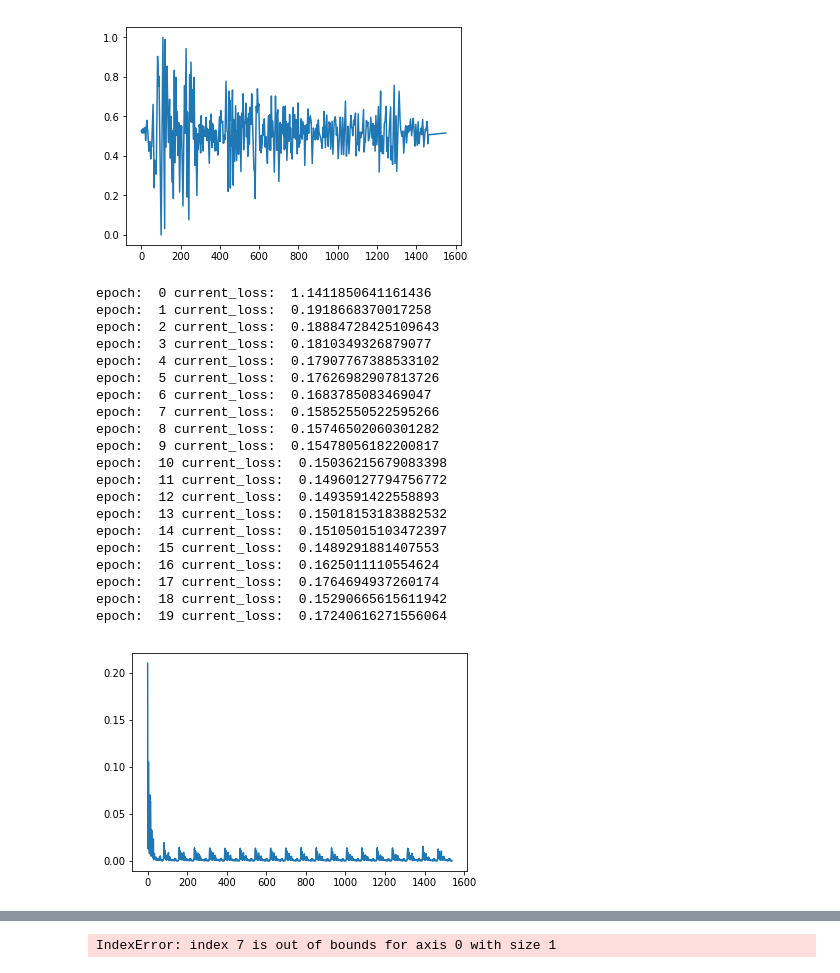
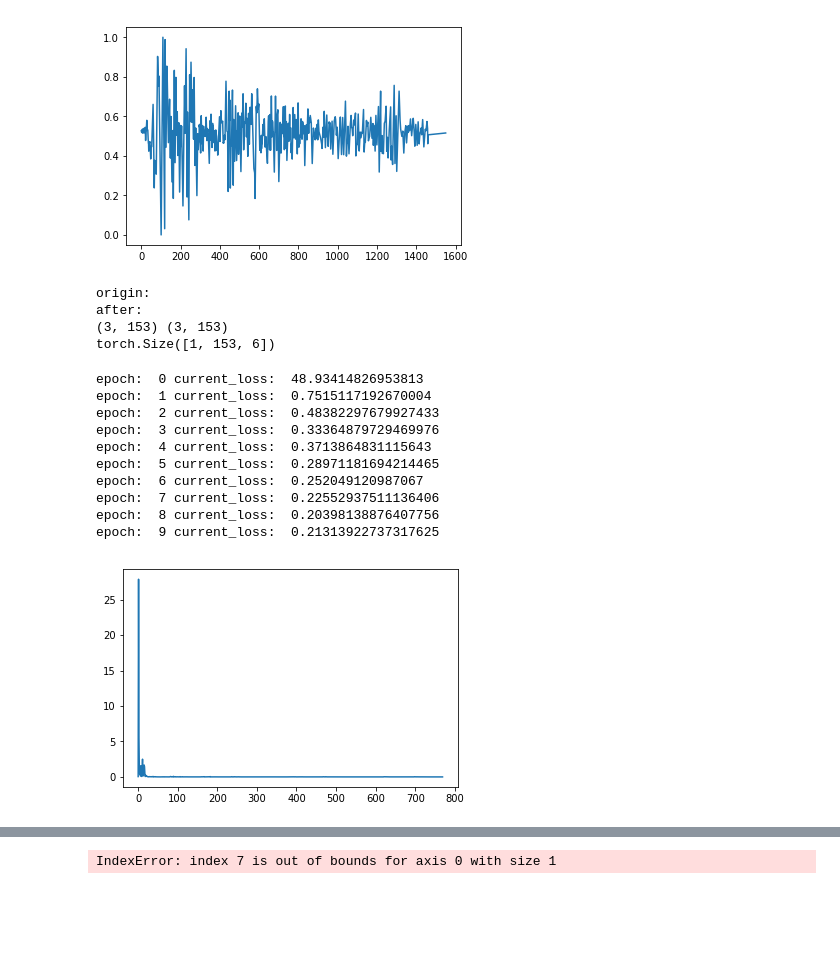
Before and after one commit to piglaker/fesnet, a Jupyter notebook: test_model.ipynb, the cells around one changed output, grey strips where cells are left out. Drawn from its saved outputs; the diff is of its cells as text; code cells hidden in the pictures; blank space fills up the shorter version.

```diff
--- a/test_model.ipynb
+++ b/test_model.ipynb
@@ -69,6 +224,40 @@ plt.show()
 [figure]
 torch.Size([1550, 1])
 [figure]
+# %%
+#extra process
+from sklearn.preprocessing import StandardScaler
+
+import preprocess
+
+stiffness_o, mass_o = preprocess.task()
+
+print("origin:")
+#print(stiffness_o[0])
+#print(mass_o[0])
+
+ss_s, ss_m = MinMaxScaler(), MinMaxScaler()
+ss_s.fit(stiffness_o);ss_m.fit(mass_o)
+
+stiffness, mass = ss_s.transform(stiffness_o), ss_m.transform(mass_o)
+
+print("after: ")
+#print(stiffness[0], mass[0])
+
+print(stiffness.shape, mass.shape)
+
+matrix = torch.tensor(np.append(stiffness, mass, axis=0))
+
+matrix = matrix.transpose(1,0)
+
+matrix = torch.unsqueeze(matrix, dim=0).to(torch.float32)
+
+print(matrix.shape)
+# %% [output]
+origin:
+after:
+(3, 153) (3, 153)
+torch.Size([1, 153, 6])
 # %%
 """
 Super para :
@@ -83,7 +272,9 @@ def pretty_time(time, degree=1):
 
 element_dim = data.shape[-1]
 
-net = LSTM(element_dim=element_dim, hidden_dim=10, output_size=element_dim)
+#net = LSTM(element_dim=element_dim, hidden_dim=10, output_size=element_dim)
+net = Trans_GRU(element_dim=element_dim, matrix_dim=153, hidden_dim=200, target_size=1, logit_size=0)
+#net = myGRU(input_size=element_dim, hidden_size=10, target_size=1)
 
 #from net.model import FesNet
 #net = FesNet(element_dim=element_dim, nhead=1, num_layers=6)
@@ -100,62 +291,56 @@ max_length = 20
 
 length = len(data)
 
-for epoch in range(20):
+for epoch in range(10):
     i = 0
     current_loss = 0
     while i + max_length < len(data):
 
         inputs, targets = data[i:i+max_length], data[i+1:i+1+max_length]
 
         #inputs, targets = torch.unsqueeze(inputs, dim=1), torch.unsqueeze(targets, dim=1)
 
-        #predicts = net(inputs, targets)
+        inputs = torch.unsqueeze(inputs, dim=1)
 
-        predicts = net(inputs)
+        #print(inputs.shape, matrix.shape, targets.shape)
+
+        #predicts = net(inputs, targets).squeeze(dim=1)
+
+        predicts = net(inputs, matrix).squeeze(dim=1)
 
         net.zero_grad()
 
         loss = criterion(predicts, targets)
 
         loss.backward()
 
         torch.nn.utils.clip_grad_norm_(net.parameters(), 0.5)
 
         optimizer.step()
 
         current_loss += loss.item()
 
         i += max_length
 
         loss_list.append(loss.item())
 
     print("epoch: ", epoch, "current_loss: ", current_loss)
 
 plt.plot(loss_list)
 
 plt.show()
 # %% [output]
-epoch:  0 current_loss:  1.1411850641161436
-epoch:  1 current_loss:  0.1918668370017258
-epoch:  2 current_loss:  0.18884728425109643
-epoch:  3 current_loss:  0.1810349326879077
-epoch:  4 current_loss:  0.17907767388533102
-epoch:  5 current_loss:  0.17626982907813726
-epoch:  6 current_loss:  0.1683785083469047
-epoch:  7 current_loss:  0.15852550522595266
-epoch:  8 current_loss:  0.15746502060301282
-epoch:  9 current_loss:  0.15478056182200817
-epoch:  10 current_loss:  0.15036215679083398
-epoch:  11 current_loss:  0.14960127794756772
-epoch:  12 current_loss:  0.1493591422558893
-epoch:  13 current_loss:  0.15018153183882532
-epoch:  14 current_loss:  0.15105015103472397
-epoch:  15 current_loss:  0.1489291881407553
-epoch:  16 current_loss:  0.1625011110554624
-epoch:  17 current_loss:  0.1764694937260174
-epoch:  18 current_loss:  0.15290665615611942
-epoch:  19 current_loss:  0.17240616271556064
+epoch:  0 current_loss:  48.93414826953813
+epoch:  1 current_loss:  0.7515117192670004
+epoch:  2 current_loss:  0.48382297679927433
+epoch:  3 current_loss:  0.33364879729469976
+epoch:  4 current_loss:  0.3713864831115643
+epoch:  5 current_loss:  0.28971181694214465
+epoch:  6 current_loss:  0.252049120987067
+epoch:  7 current_loss:  0.22552937511136406
+epoch:  8 current_loss:  0.20398138876407756
+epoch:  9 current_loss:  0.21313922737317625
-[figure, old version]
+[figure, new version]
 # %%
 pre = torch.tensor([])
 i = 0
```
Also changed, not shown: parts of 6 cells of this notebook.
